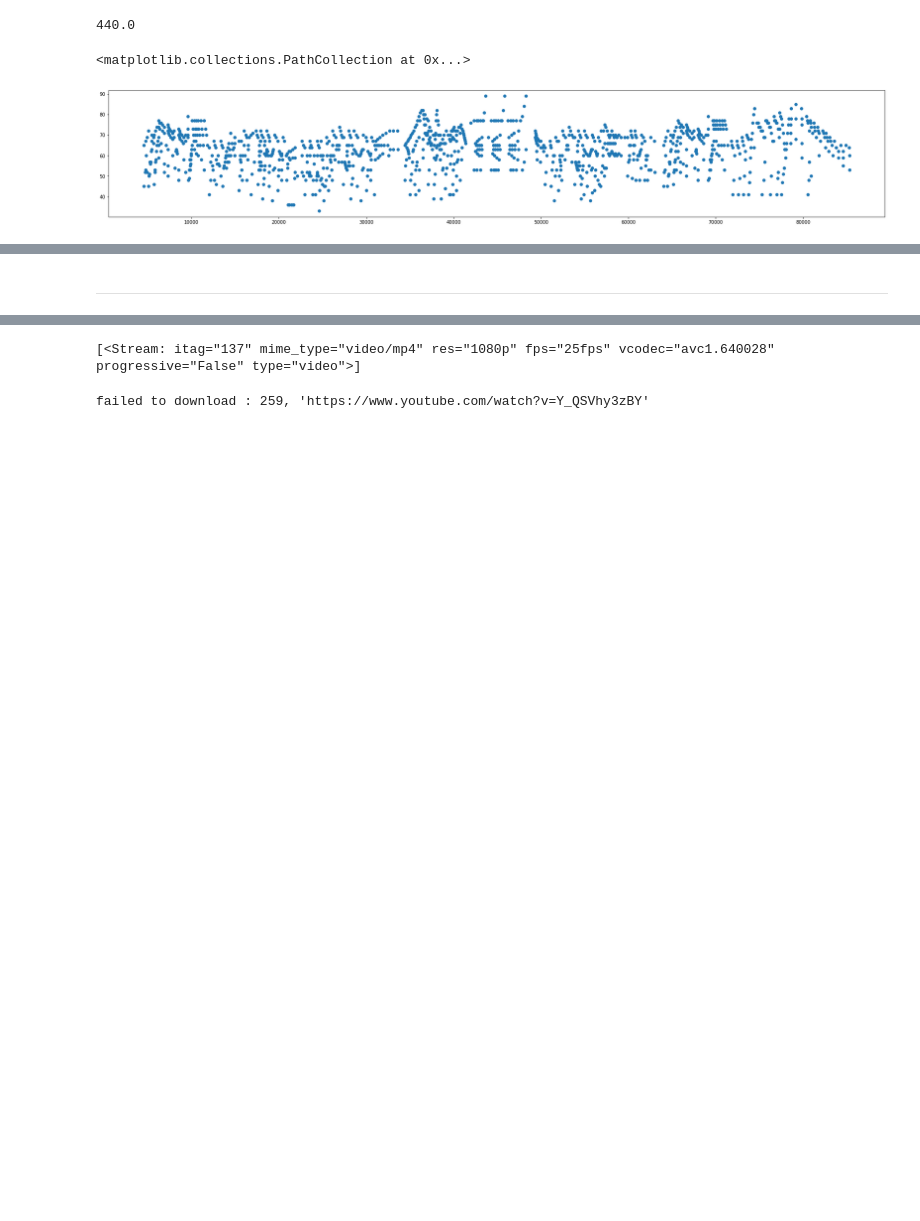
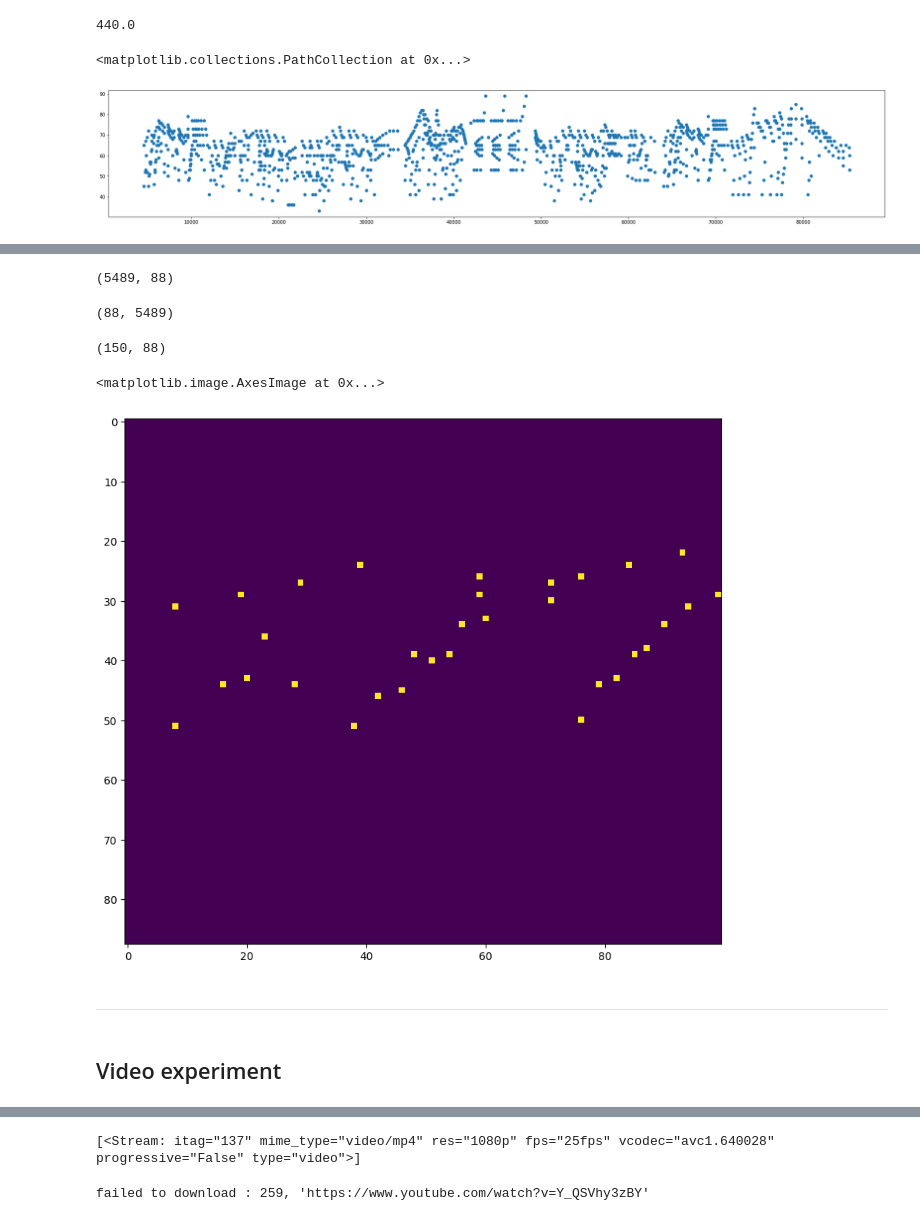
Before and after one commit to lijm1358/PianoVMT_prototype, a Jupyter notebook: experiment.ipynb, the cells around one changed output, grey strips where cells are left out. Cells and saved outputs as stored; diff of their text form; code cells hidden in the pictures; blank space fills up the shorter version.

Commit message:
add model, dataset, data conversion experiment

```diff
--- a/experiment.ipynb
+++ b/experiment.ipynb
@@ -171,0 +364,59 @@ plt.scatter(x, y)
+# %%
+music_list = os.listdir("./images/train/")
+
+for music in tqdm(music_list):
+    frame_len = len(os.listdir(os.path.join("./images/train/", music)))
+    music_idx = int(music.split("_")[0])
+    label = np.zeros((frame_len, 88)) # top-down
+    midi_idx = 0
+    frame_time = 0.0
+
+    mid = MidiFile(f'./PianoYT/pianoyt_MIDI/audio_{music_idx}.0.midi')
+
+    bpm = mido.tempo2bpm(mid.tracks[0][0].tempo)
+    bps = bpm / 60.0
+
+    sec_per_tick = mid.ticks_per_beat * bps
+
+    custom_notes = []
+    curtime = 0
+    for msg in mid.tracks[1]:
+        if hasattr(msg, "note"):
+            note_pitch = msg.note
+            note_stat = "on" if msg.velocity > 0 else "off"
+            curtime += msg.time
+            note_time = curtime / sec_per_tick
+            custom_notes.append({"status": note_stat, "note": note_pitch, "time(sec)":note_time})
+
+    notes_only_on = [note for note in custom_notes if note['status'] == 'on']
+
+    for i in range(frame_len):
+        if midi_idx >= len(notes_only_on):
+            break
+        if notes_only_on[midi_idx]['time(sec)'] < frame_time:
+            while midi_idx < len(notes_only_on) and notes_only_on[midi_idx]['time(sec)'] < frame_time:
+                if notes_only_on[midi_idx]['note'] - 21 < 0:
+                    print("minus")
+                label[i][notes_only_on[midi_idx]['note'] - 21] = 1
+                midi_idx += 1
+        frame_time += sec_per_frame
+
+    np.save(f"./labels/train/{music_idx}.npy", label)
+# %%
+label.shape
+# %% [output]
+(5489, 88)
+# %%
+label_plot.shape
+# %% [output]
+(88, 5489)
+# %%
+label[150:300].shape
+# %% [output]
+(150, 88)
+# %%
+plt.figure(figsize=(10, 50))
+plt.imshow(label[250:350].transpose()[::][::-1])
+# %% [output]
+<matplotlib.image.AxesImage at 0x...>
+[figure, added]
@@ -172,5 +425,7 @@ plt.scatter(x, y)
 # %% [markdown]
 -------------
+# %% [markdown]
+## Video experiment
 # %%
 from pytube import YouTube
 # %%
```
Also changed, not shown: parts of 26 cells of this notebook, 1 other file.
